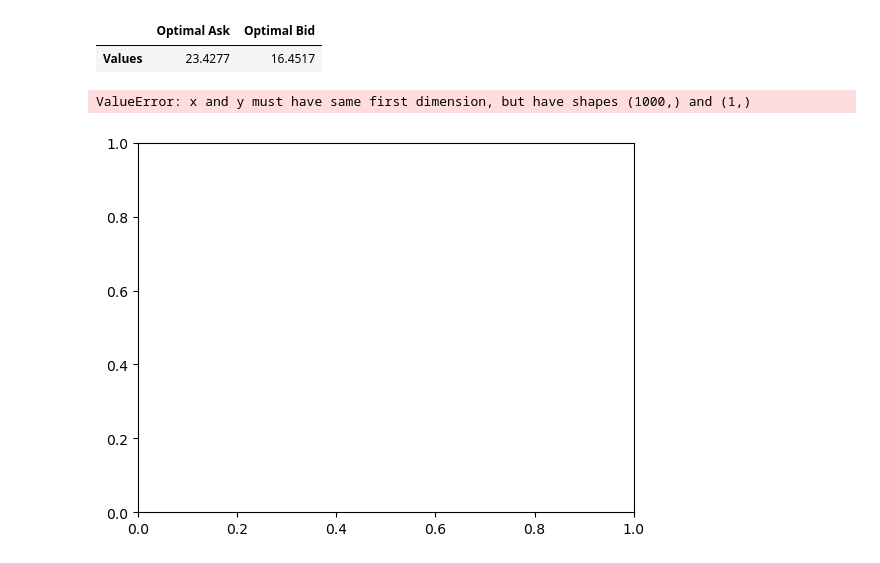
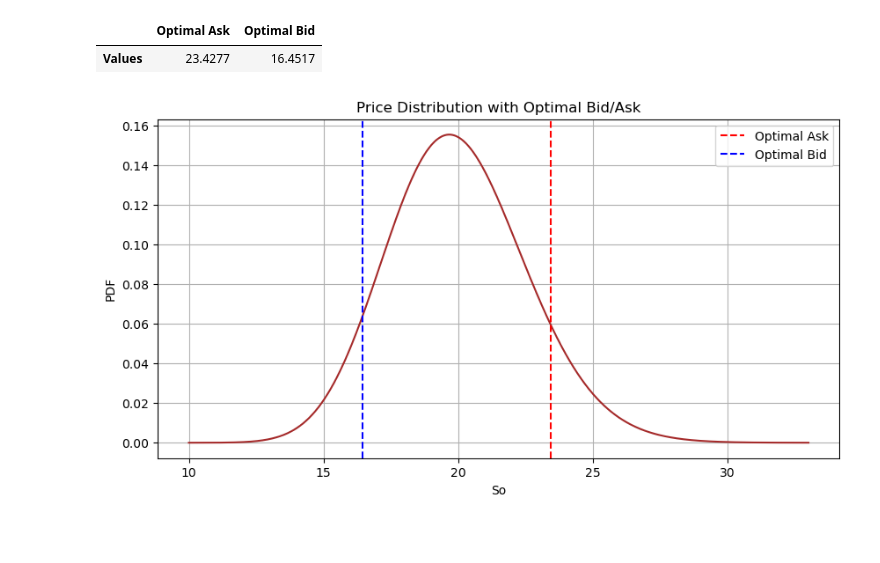
Before and after one commit to arantzaghg/sistemas_de_trading, a Jupyter notebook: Proyecto 1.ipynb, the cells around one changed output. Cells and saved outputs as stored; diff of their text form; code cells hidden in the pictures; blank space fills up the shorter version.

```diff
--- a/Proyecto 1.ipynb
+++ b/Proyecto 1.ipynb
@@ -86,13 +86,15 @@ df_result
 |  | Optimal Ask | Optimal Bid |
 | Values | 23.4277 | 16.4517 |
 # %%
-plt.figsize=(10, 5)
-plt.plot(S, objective, color='brown')
-plt.title('Objective Function')
-plt.xlabel('KA, KB')
-plt.ylabel('Objective Value')
+plt.figure(figsize=(10, 5))
+plt.plot(S, pdf, color='brown')
+plt.axvline(KA_opt, color='red', linestyle='--', label='Optimal Ask')
+plt.axvline(KB_opt, color='blue', linestyle='--', label='Optimal Bid')
+plt.title('Price Distribution with Optimal Bid/Ask')
+plt.xlabel('So')
+plt.ylabel('PDF')
+plt.legend()
 plt.grid()
 plt.show()
 # %% [output]
-ValueError: x and y must have same first dimension, but have shapes (1000,) and (1,)
-[figure, old version]
+[figure, new version]
```
